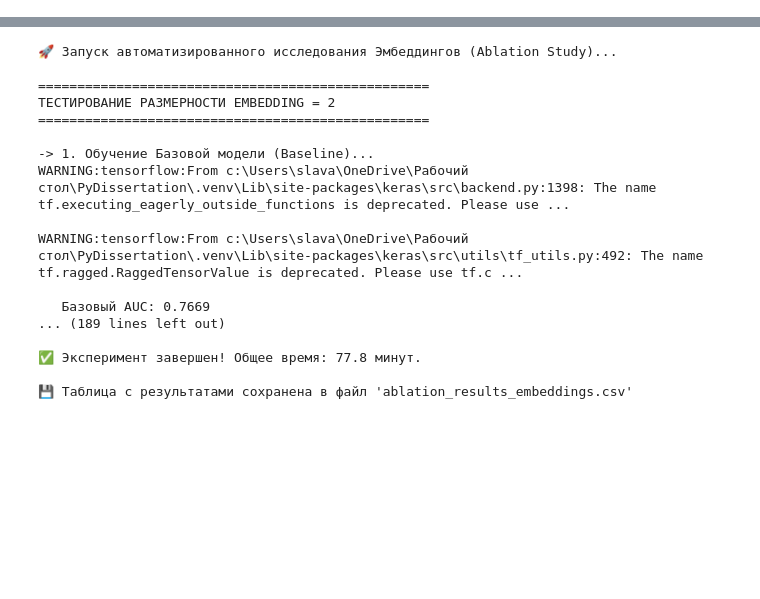
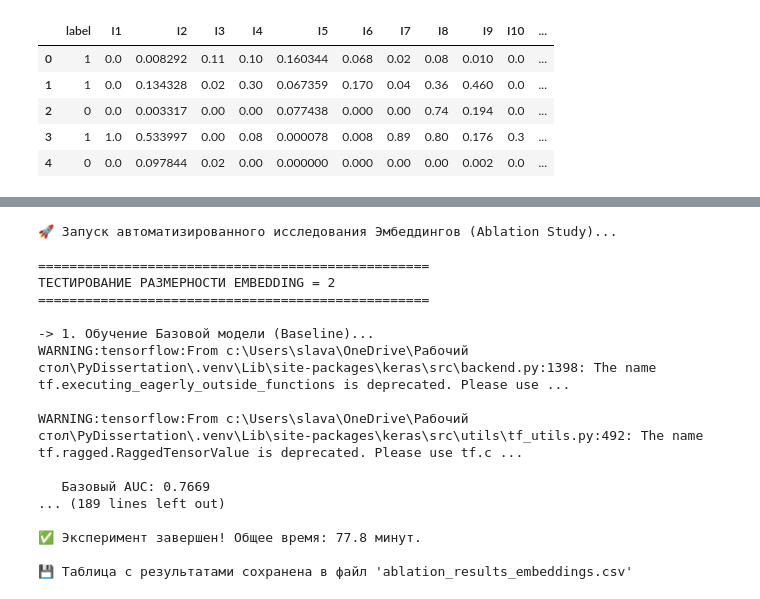
Before and after one commit to ttdricp/TrustworthyAI_Prototype, a Jupyter notebook: Ablation_Study_Embeddings_DP.ipynb, the cells around one changed output, grey strips where cells are left out. Drawn from its saved outputs; the diff is of its cells as text; code cells hidden in the pictures; blank space fills up the shorter version.

```diff
--- a/Ablation_Results_Embeddings.IPYNB
+++ b/Ablation_Study_Embeddings_DP.ipynb
@@ -68,0 +110,9 @@ WARNING:tensorflow:From c:\Users\slava\OneDrive\Рабочий стол\PyDisser
+# %%
+df_test.head()
+# %% [output]
+|  | label | I1 | I2 | I3 | I4 | I5 | I6 | I7 | I8 | I9 | I10 | ... |
+| 0 | 1 | 0.0 | 0.008292 | 0.11 | 0.10 | 0.160344 | 0.068 | 0.02 | 0.08 | 0.010 | 0.0 | ... |
+| 1 | 1 | 0.0 | 0.134328 | 0.02 | 0.30 | 0.067359 | 0.170 | 0.04 | 0.36 | 0.460 | 0.0 | ... |
+| 2 | 0 | 0.0 | 0.003317 | 0.00 | 0.00 | 0.077438 | 0.000 | 0.00 | 0.74 | 0.194 | 0.0 | ... |
+| 3 | 1 | 1.0 | 0.533997 | 0.00 | 0.08 | 0.000078 | 0.008 | 0.89 | 0.80 | 0.176 | 0.3 | ... |
+| 4 | 0 | 0.0 | 0.097844 | 0.02 | 0.00 | 0.000000 | 0.000 | 0.00 | 0.00 | 0.002 | 0.0 | ... |
```
Also changed, not shown: parts of 27 cells of this notebook, 8 other files.
